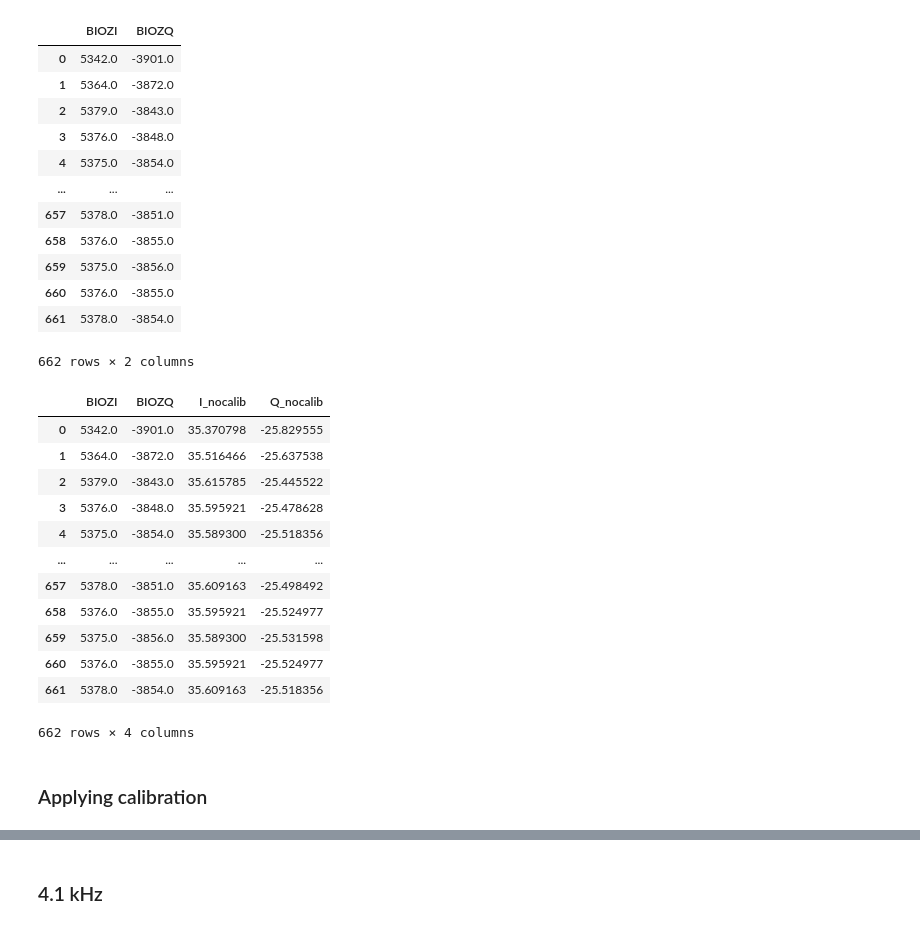
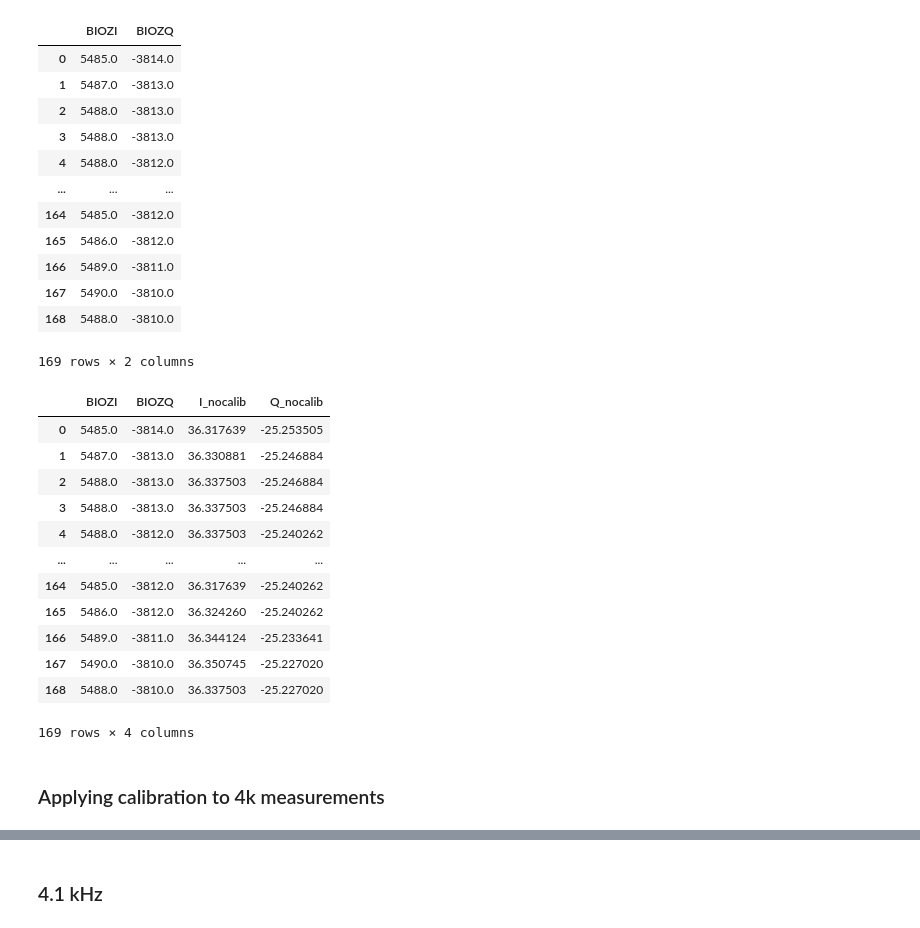
Before and after one commit to oscaroflores/BioZ_Research_Scripts, a Jupyter notebook: assessment_32620.ipynb, the cells around one changed output, grey strips where cells are left out. Cells and saved outputs as stored; diff of their text form; code cells hidden in the pictures.

```diff
--- a/assessment_32620.ipynb
+++ b/assessment_32620.ipynb
@@ -25,23 +25,23 @@ q_phase_coef_4k = -22.57 # 4.096 kHz
 i_offset_count_4k = -488.7 # 4.096 kHz
 q_offset_count_4k = -258.5 # 4.096 kHz
 # %%
-df = pd.read_csv("logs_32620-system/logs/MAX30009_20251021_172308.bioz.csv", usecols=["BIOZI", "BIOZQ"])
+df = pd.read_csv("logs_32620-system/logs/MAX30009_20251019_014516.bioz.csv", usecols=["BIOZI", "BIOZQ"])
 
 df
 # %% [output]
 |  | BIOZI | BIOZQ |
-| 0 | 5342.0 | -3901.0 |
-| 1 | 5364.0 | -3872.0 |
-| 2 | 5379.0 | -3843.0 |
-| 3 | 5376.0 | -3848.0 |
-| 4 | 5375.0 | -3854.0 |
+| 0 | 5485.0 | -3814.0 |
+| 1 | 5487.0 | -3813.0 |
+| 2 | 5488.0 | -3813.0 |
+| 3 | 5488.0 | -3813.0 |
+| 4 | 5488.0 | -3812.0 |
 | ... | ... | ... |
-| 657 | 5378.0 | -3851.0 |
-| 658 | 5376.0 | -3855.0 |
-| 659 | 5375.0 | -3856.0 |
-| 660 | 5376.0 | -3855.0 |
-| 661 | 5378.0 | -3854.0 |
+| 164 | 5485.0 | -3812.0 |
+| 165 | 5486.0 | -3812.0 |
+| 166 | 5489.0 | -3811.0 |
+| 167 | 5490.0 | -3810.0 |
+| 168 | 5488.0 | -3810.0 |
-662 rows × 2 columns
+169 rows × 2 columns
 # %%
 df["I_nocalib"]=df["BIOZI"].apply(lambda i: (i * vref)/(pow(2, 19)*bioz_gain*two_over_pi*i_mag))
 # df["I_nocalib"]=df["I_nocalib"].apply(lambda i: i/i_mag)
@@ -51,19 +51,19 @@ df["Q_nocalib"]=df["BIOZQ"].apply(lambda q: (q * vref)/(pow(2, 19)*bioz_gain*two
 df
 # %% [output]
 |  | BIOZI | BIOZQ | I_nocalib | Q_nocalib |
-| 0 | 5342.0 | -3901.0 | 35.370798 | -25.829555 |
-| 1 | 5364.0 | -3872.0 | 35.516466 | -25.637538 |
-| 2 | 5379.0 | -3843.0 | 35.615785 | -25.445522 |
-| 3 | 5376.0 | -3848.0 | 35.595921 | -25.478628 |
-| 4 | 5375.0 | -3854.0 | 35.589300 | -25.518356 |
+| 0 | 5485.0 | -3814.0 | 36.317639 | -25.253505 |
+| 1 | 5487.0 | -3813.0 | 36.330881 | -25.246884 |
+| 2 | 5488.0 | -3813.0 | 36.337503 | -25.246884 |
+| 3 | 5488.0 | -3813.0 | 36.337503 | -25.246884 |
+| 4 | 5488.0 | -3812.0 | 36.337503 | -25.240262 |
 | ... | ... | ... | ... | ... |
-| 657 | 5378.0 | -3851.0 | 35.609163 | -25.498492 |
-| 658 | 5376.0 | -3855.0 | 35.595921 | -25.524977 |
-| 659 | 5375.0 | -3856.0 | 35.589300 | -25.531598 |
-| 660 | 5376.0 | -3855.0 | 35.595921 | -25.524977 |
-| 661 | 5378.0 | -3854.0 | 35.609163 | -25.518356 |
+| 164 | 5485.0 | -3812.0 | 36.317639 | -25.240262 |
+| 165 | 5486.0 | -3812.0 | 36.324260 | -25.240262 |
+| 166 | 5489.0 | -3811.0 | 36.344124 | -25.233641 |
+| 167 | 5490.0 | -3810.0 | 36.350745 | -25.227020 |
+| 168 | 5488.0 | -3810.0 | 36.337503 | -25.227020 |
-662 rows × 4 columns
+169 rows × 4 columns
 # %% [markdown]
-### Applying calibration
+### Applying calibration to 4k measurements
 # %%
 # subtract offests from load impedances
```
Also changed, not shown: parts of 8 cells of this notebook, 5 other files.
